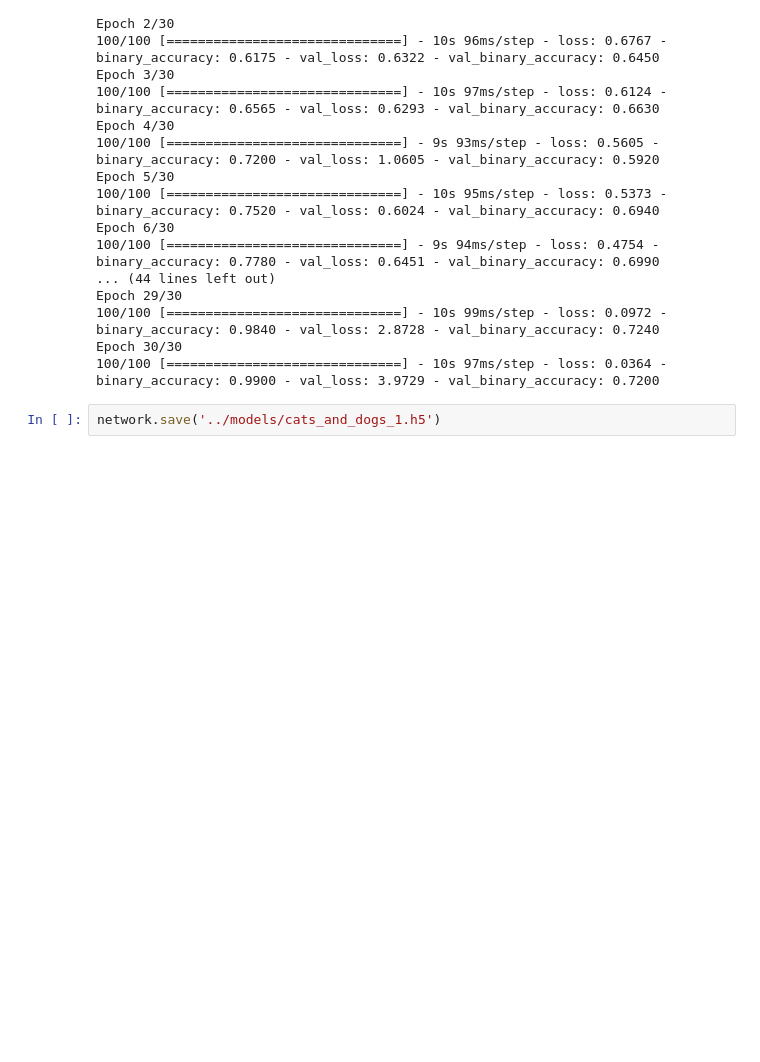
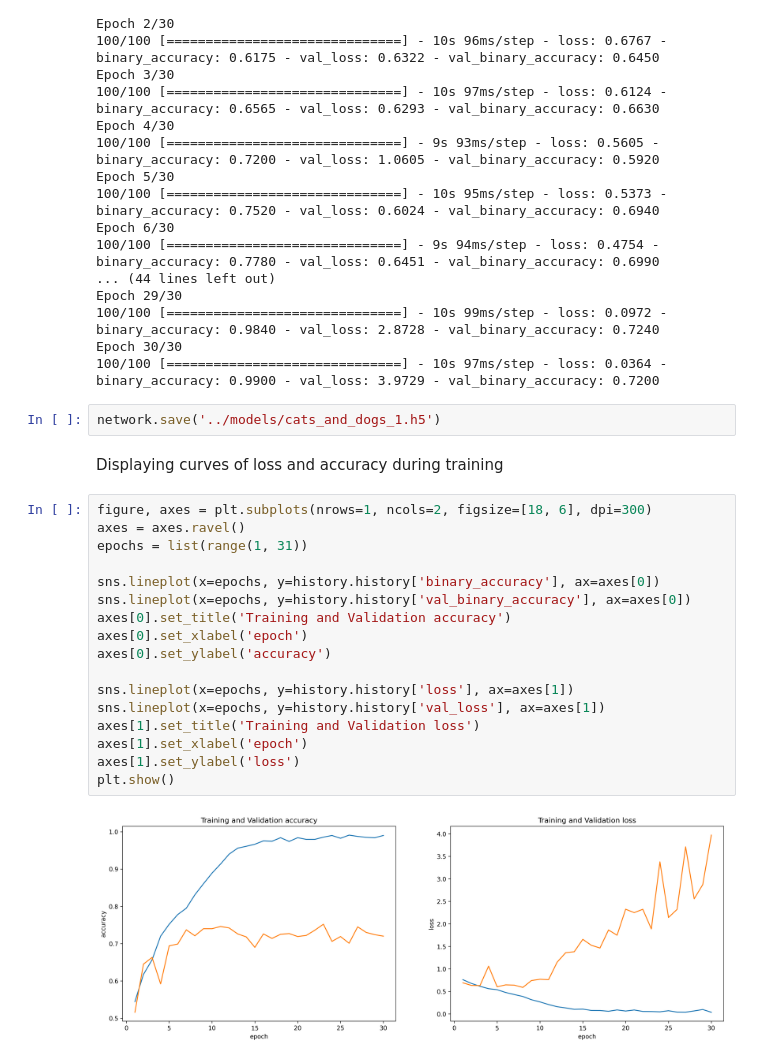
Before and after one commit to ashen007/Test_TF, a Jupyter notebook: notebooks/cat vs dogs.ipynb, the cells around one changed output. Cells and saved outputs as stored; diff of their text form; blank space fills up the shorter version.

Commit message:
training performance of baseline network

```diff
--- a/notebooks/cat vs dogs.ipynb
+++ b/notebooks/cat vs dogs.ipynb
@@ -186,3 +188,24 @@ Epoch 30/30
 100/100 [==============================] - 10s 97ms/step - loss: 0.0364 - binary_accuracy: 0.9900 - val_loss: 3.9729 - val_binary_accuracy: 0.7200
 # %%
 network.save('../models/cats_and_dogs_1.h5')
+# %% [markdown]
+Displaying curves of loss and accuracy during training
+# %%
+figure, axes = plt.subplots(nrows=1, ncols=2, figsize=[18, 6], dpi=300)
+axes = axes.ravel()
+epochs = list(range(1, 31))
+
+sns.lineplot(x=epochs, y=history.history['binary_accuracy'], ax=axes[0])
+sns.lineplot(x=epochs, y=history.history['val_binary_accuracy'], ax=axes[0])
+axes[0].set_title('Training and Validation accuracy')
+axes[0].set_xlabel('epoch')
+axes[0].set_ylabel('accuracy')
+
+sns.lineplot(x=epochs, y=history.history['loss'], ax=axes[1])
+sns.lineplot(x=epochs, y=history.history['val_loss'], ax=axes[1])
+axes[1].set_title('Training and Validation loss')
+axes[1].set_xlabel('epoch')
+axes[1].set_ylabel('loss')
+plt.show()
+# %% [output]
+[figure, added]
```
Also changed, not shown: parts of 1 cell of this notebook, 1 other file.
